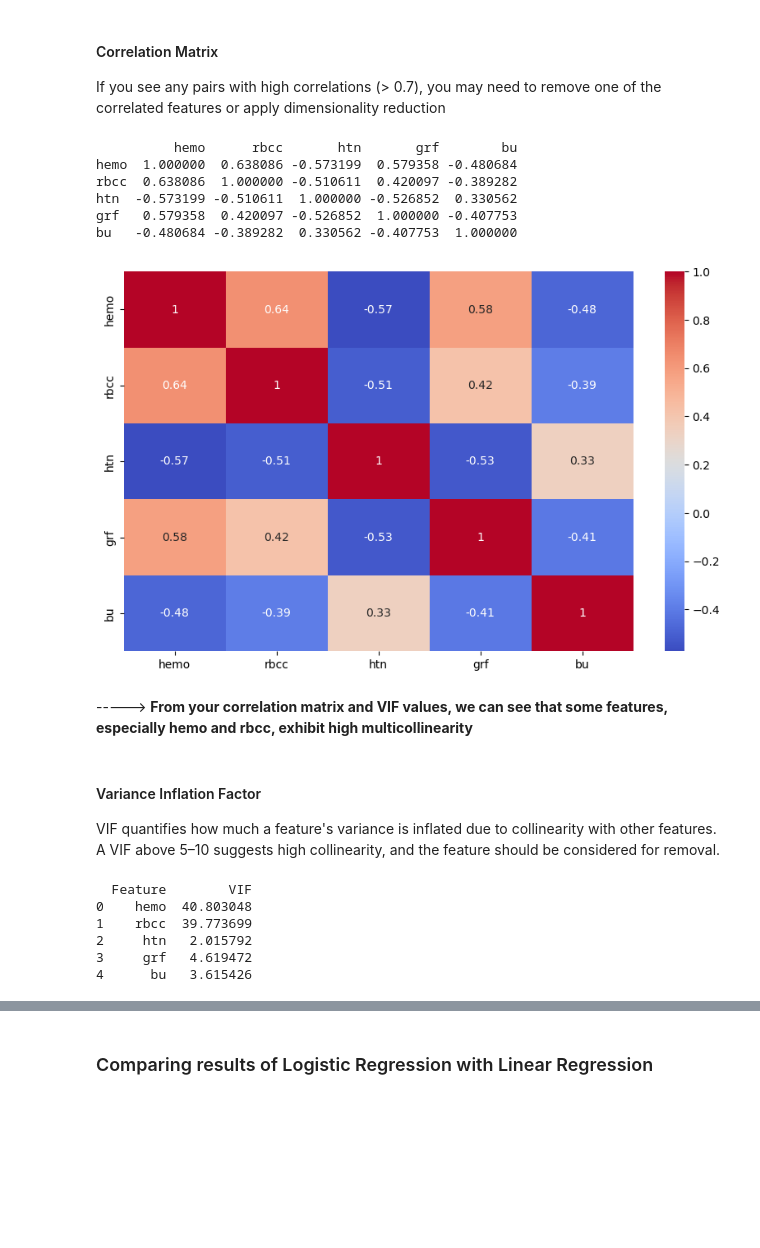
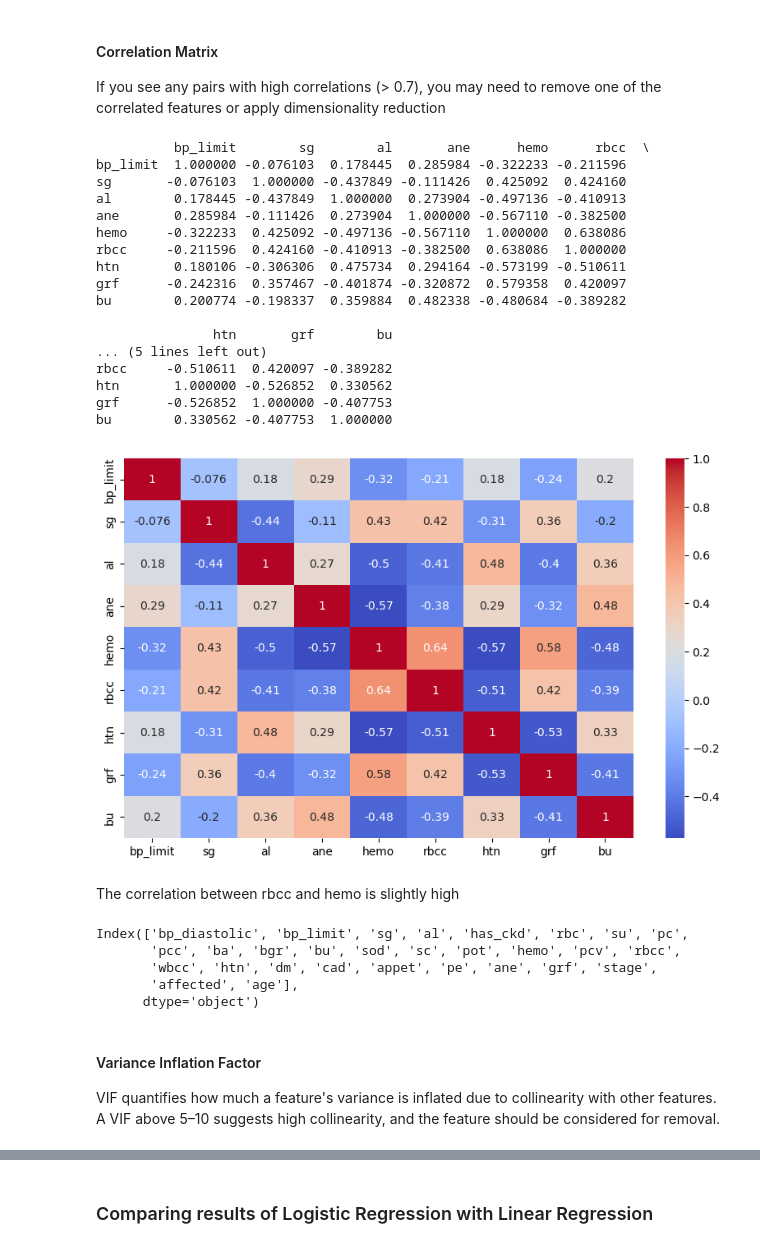
Before and after one commit to usd-ai/risk-factors-cdk, a Jupyter notebook: rfcdk.ipynb, the cells around one changed output, grey strips where cells are left out. Saved outputs shown, nothing was run; the diff lists cells and outputs as text; code cells hidden in the pictures; blank space fills up the shorter version.

```diff
--- a/rfcdk.ipynb
+++ b/rfcdk.ipynb
@@ -533,0 +284,2 @@ grf: -0.0013
+# %%
+clean_df = df.copy() # make a copy of the cleaned dataframe for later use
@@ -534,2 +473,5 @@ grf: -0.0013
 # %% [markdown]
 ### Logistic Regression
+# %%
+df = clean_df.copy() # reset the dataframe to the cleaned version
+df.head()
@@ -537,38 +487,43 @@ grf: -0.0013
 #### Correlation Matrix
 If you see any pairs with high correlations (> 0.7), you may need to remove one of the correlated features or apply dimensionality reduction
 # %%
-# Select the features in question
-X = df[['hemo', 'rbcc', 'htn', 'grf', 'bu']]
+X = df[['bp_limit', 'sg', 'al', 'ane', 'hemo', 'rbcc', 'htn', 'grf', 'bu']]
 
 # Compute the correlation matrix
 corr_matrix = X.corr()
 print(corr_matrix)
 plt.figure(figsize=(10, 6))
 sns.heatmap(corr_matrix, annot=True, cmap='coolwarm')
 plt.show()
 # %% [output]
-          hemo      rbcc       htn       grf        bu
-hemo  1.000000  0.638086 -0.573199  0.579358 -0.480684
-rbcc  0.638086  1.000000 -0.510611  0.420097 -0.389282
-htn  -0.573199 -0.510611  1.000000 -0.526852  0.330562
-grf   0.579358  0.420097 -0.526852  1.000000 -0.407753
-bu   -0.480684 -0.389282  0.330562 -0.407753  1.000000
+          bp_limit        sg        al       ane      hemo      rbcc  \
+bp_limit  1.000000 -0.076103  0.178445  0.285984 -0.322233 -0.211596
+sg       -0.076103  1.000000 -0.437849 -0.111426  0.425092  0.424160
+al        0.178445 -0.437849  1.000000  0.273904 -0.497136 -0.410913
+ane       0.285984 -0.111426  0.273904  1.000000 -0.567110 -0.382500
+hemo     -0.322233  0.425092 -0.497136 -0.567110  1.000000  0.638086
+rbcc     -0.211596  0.424160 -0.410913 -0.382500  0.638086  1.000000
+htn       0.180106 -0.306306  0.475734  0.294164 -0.573199 -0.510611
+grf      -0.242316  0.357467 -0.401874 -0.320872  0.579358  0.420097
+bu        0.200774 -0.198337  0.359884  0.482338 -0.480684 -0.389282
+
+               htn       grf        bu
+... (5 lines left out)
+rbcc     -0.510611  0.420097 -0.389282
+htn       1.000000 -0.526852  0.330562
+grf      -0.526852  1.000000 -0.407753
+bu        0.330562 -0.407753  1.000000
-[figure, old version]
+[figure, new version]
-# %% [markdown]
------> **From your correlation matrix and VIF values, we can see that some features, especially hemo and rbcc, exhibit high multicollinearity**
+# %% [markdown]
+The correlation between rbcc and hemo is slightly high
+# %%
+df.columns
+# %% [output]
+Index(['bp_diastolic', 'bp_limit', 'sg', 'al', 'has_ckd', 'rbc', 'su', 'pc',
+       'pcc', 'ba', 'bgr', 'bu', 'sod', 'sc', 'pot', 'hemo', 'pcv', 'rbcc',
+       'wbcc', 'htn', 'dm', 'cad', 'appet', 'pe', 'ane', 'grf', 'stage',
+       'affected', 'age'],
+      dtype='object')
 # %% [markdown]
 #### Variance Inflation Factor
 VIF quantifies how much a feature's variance is inflated due to collinearity with other features. A VIF above 5–10 suggests high collinearity, and the feature should be considered for removal.
-# %%
-# Calculate VIF for each feature
-vif_data = pd.DataFrame()
-vif_data["Feature"] = X.columns
-vif_data["VIF"] = [variance_inflation_factor(X.values, i) for i in range(X.shape[1])]
-print(vif_data)
-# %% [output]
-  Feature        VIF
-0    hemo  40.803048
-1    rbcc  39.773699
-2     htn   2.015792
-3     grf   4.619472
-4      bu   3.615426
```
Also changed, not shown: parts of 66 cells of this notebook, 1 other file.
